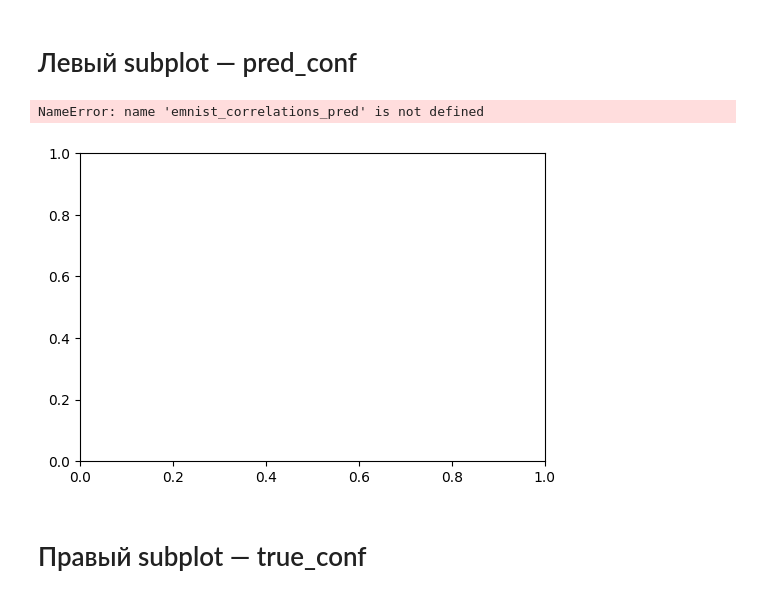
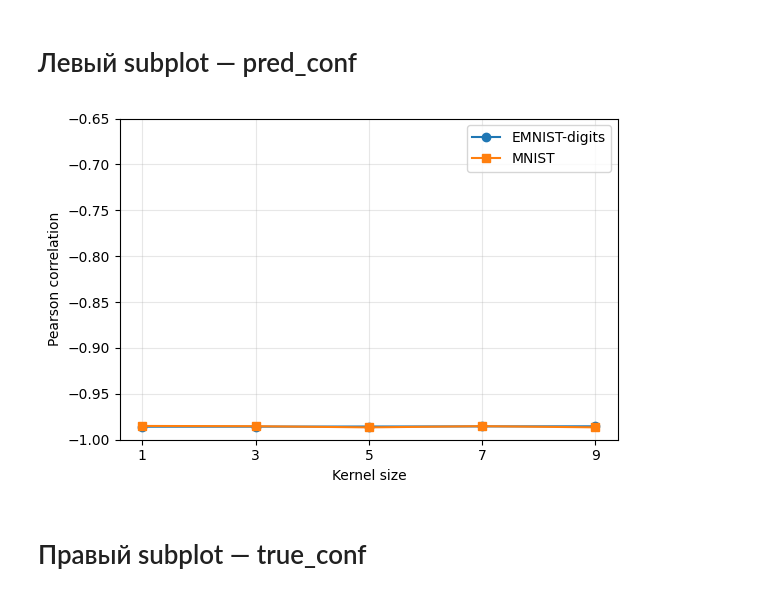
Before and after one commit to qosquo/bayes_nn, a Jupyter notebook: experiments/mnist_vs_emnist-letters_comparison.ipynb, the cells around one changed output. Drawn from its saved outputs; the diff is of its cells as text; code cells hidden in the pictures.

```diff
--- a/experiments/mnist_vs_emnist-letters_comparison.ipynb
+++ b/experiments/mnist_vs_emnist-letters_comparison.ipynb
@@ -188,5 +321,13 @@ def calculate_accuracy(preds: torch.Tensor, labels: torch.Tensor) -> float:
     total = labels.size(0)
     return correct / total
 
-mnist_accuracies = [calculate_accuracy(mnist_evals[ks][0], get_dataset_labels(MNIST)) for ks in kernel_sizes]
-# emnist_accuracies = [calculate_accuracy(emnist_evals[ks][0], get_dataset_labels(EMNIST)) for ks in kernel_sizes]
+mnist_labels = torch.cat([y for _, y in make_loader(MNIST)]).to(device)
+emnist_labels = torch.cat([y for _, y in make_loader(EMNIST, dataset_kwargs=emnist_config.data.kwargs)]).to(device)
+emnist10_labels = torch.cat([y for _, y in make_loader(EMNIST,
+                                                       dataset_kwargs=emnist10_config.data.kwargs,
+                                                       dataset_transforms=build_transform(emnist10_config.data.dataset_transform),
+                                                       )]).to(device)
+emnist18_labels = torch.cat([y for _, y in make_loader(EMNIST,
+                                                       dataset_kwargs=emnist18_config.data.kwargs,
+                                                       dataset_transforms=build_transform(emnist18_config.data.dataset_transform),
+                                                       )]).to(device)
@@ -258,38 +430,51 @@ plt.show()
 import numpy as np
 
 def calculate_correlations(probs: torch.Tensor, total_uncs: torch.Tensor, labels: torch.Tensor) -> tuple[float, float]:
-    pred_conf = probs[torch.arange(len(probs)), probs.argmax(dim=1)].cpu().numpy()
-    true_conf = probs[torch.arange(len(labels)), labels].cpu().numpy()
-    total_uncs = total_uncs.diagonal(dim1=1, dim2=2).sum(-1).cpu().numpy()
+    """
+    Calculate Pearson correlations between predicted and true confidences and total uncertainties.
+    Args:
+        probs: Tensor of shape [B, C] with predicted probabilities for each class
+        total_uncs: Tensor of shape [B] with total uncertainties
+        labels: Tensor of shape [B] with true labels
+
+    Returns:
+        tuple[float, float]: Pearson correlations for predicted and true confidences
+
+    """
+    pred_conf = probs[torch.arange(len(probs)), probs.argmax(dim=1)].cpu().numpy() # [B]
+    true_conf = probs[torch.arange(len(labels)), labels].cpu().numpy() # [B]
+    total_uncs = total_uncs.cpu().numpy() # [B]
     return np.corrcoef(pred_conf, total_uncs)[0, 1], np.corrcoef(true_conf, total_uncs)[0, 1]
 
-mnist_correlations_pred = [calculate_correlations(mnist_evals[ks][0], mnist_evals[ks][1], get_dataset_labels(MNIST))[0] for ks in kernel_sizes]
-mnist_correlations_true = [calculate_correlations(mnist_evals[ks][0], mnist_evals[ks][1], get_dataset_labels(MNIST))[1] for ks in kernel_sizes]
+mnist_correlations_pred = [calculate_correlations(mnist_evals[ks][0], mnist_evals[ks][1].diagonal(dim1=1, dim2=2).sum(-1), mnist_labels)[0] for ks in kernel_sizes]
+mnist_correlations_true = [calculate_correlations(mnist_evals[ks][0], mnist_evals[ks][1].diagonal(dim1=1, dim2=2).sum(-1), mnist_labels)[1] for ks in kernel_sizes]
 
-# emnist_correlations_pred = [calculate_correlations(emnist_evals[ks][0], emnist_evals[ks][1], get_dataset_labels("EMNIST"))[0] for ks in kernel_sizes]
-# emnist_correlations_true = [calculate_correlations(emnist_evals[ks][0], emnist_evals[ks][1], get_dataset_labels("EMNIST"))[1] for ks in kernel_sizes]
+emnist_correlations_pred = [calculate_correlations(emnist_evals[ks][0], emnist_evals[ks][1].diagonal(dim1=1, dim2=2).sum(-1), emnist_labels)[0] for ks in kernel_sizes]
+emnist_correlations_true = [calculate_correlations(emnist_evals[ks][0], emnist_evals[ks][1].diagonal(dim1=1, dim2=2).sum(-1), emnist_labels)[1] for ks in kernel_sizes]
+
+emnist10_correlations_true = [calculate_correlations(emnist10_evals[ks][0], emnist10_evals[ks][1].diagonal(dim1=1, dim2=2).sum(-1), emnist10_labels)[1] for ks in kernel_sizes]
+emnist18_correlations_true = [calculate_correlations(emnist18_evals[ks][0], emnist18_evals[ks][1].diagonal(dim1=1, dim2=2).sum(-1), emnist18_labels)[1] for ks in kernel_sizes]
 # %% [markdown]
 # Левый subplot — pred_conf
 # %%
-colors = {'E': 'C0', 'M': 'C1'}
+colors = {'E': 'C0', 'M': 'C1', 'E10': 'C2', 'E18': 'C3'}
 markers = {'E': 'o', 'M': 's'}
 
 fig, ax = plt.subplots(figsize=(6, 4), sharey=True)
 
 ax.plot(kernel_sizes, emnist_correlations_pred, marker=markers['E'], color=colors['E'], label='EMNIST-digits')
 ax.plot(kernel_sizes, mnist_correlations_pred, marker=markers['M'], color=colors['M'], label='MNIST')
 # ax.set_title('Predicted class')
 ax.set_xticks(kernel_sizes)
 ax.set_xlabel("Kernel size")
 ax.set_ylabel("Pearson correlation")
 ax.grid(True, alpha=0.3)
 ax.set_ylim(bottom=-1,top=-0.65)
 ax.legend()
 plt.tight_layout()
 plt.show()
 # %% [output]
-NameError: name 'emnist_correlations_pred' is not defined
-[figure, old version]
+[figure, new version]
 # %% [markdown]
 
 # Правый subplot — true_conf
```
Also changed, not shown: parts of 39 cells of this notebook, 4 other files.
